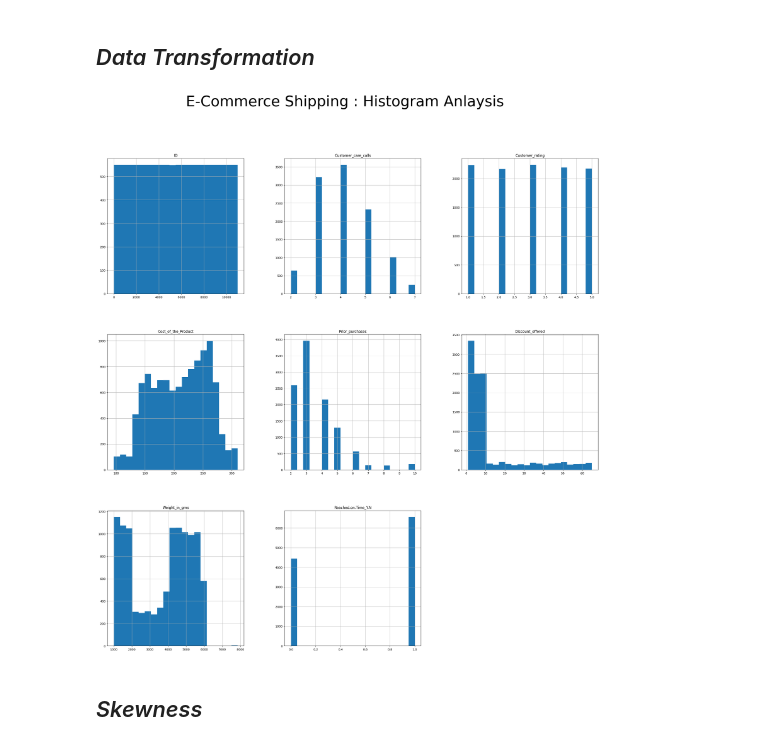
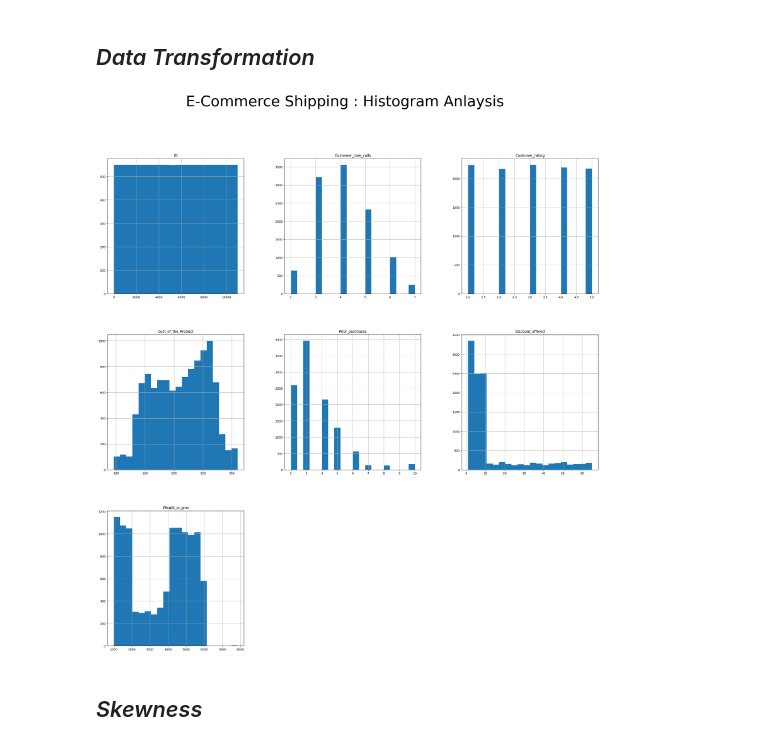
Before and after one commit to NIYAZ0910/-Shipment-Delivery-Prediction-Using-Machine-Learning, a Jupyter notebook: ml.ipynb, the cells around one changed output. Drawn from its saved outputs; the diff is of its cells as text; code cells hidden in the pictures.

```diff
--- a/ml.ipynb
+++ b/ml.ipynb
@@ -172,13 +189,14 @@ Index(['ID', 'Warehouse_block', 'Mode_of_Shipment', 'Customer_care_calls',
 # %% [markdown]
 ## *Visualization Data*
 # %%
+# Plots bar graphs for categorical columns with fewer unique values to understand their distribution.
 colmns=df.select_dtypes(include=['object']).columns.tolist()
-for col in colmns[1:]:
+for col in colmns:
     if df[col].nunique()<10:
         plt.figure(figsize=(6,6))
         sns.countplot(data=df,x=col,hue='Reached.on.Time_Y.N',palette='spring',)
         plt.xticks(rotation=30)
-        plt.ylabel('Percentage (%)')
+        plt.ylabel('Count')
         plt.title(f"count plot for {col}")
         plt.show()
 # %% [output]
@@ -223,11 +251,15 @@ colmns = df.select_dtypes(include=['int32', 'int64'])
 # %% [markdown]
 ## *Data Transformation*
 # %%
-df.hist(bins=20,figsize=(30,30))
+# Plots boxplots of all numerical features to detect outliers.
+
+x=["Reached.on.Time_Y.N"]
+without=[col for col in df if col not in x]
+df[without].hist(bins=20,figsize=(30,30))
 plt.suptitle("E-Commerce Shipping : Histogram Anlaysis",fontsize=50)
 plt.show()
 # %% [output]
-[figure, old version]
+[figure, new version]
 # %% [markdown]
 ## *Skewness*
 # %%
```
Also changed, not shown: parts of 31 cells of this notebook.
